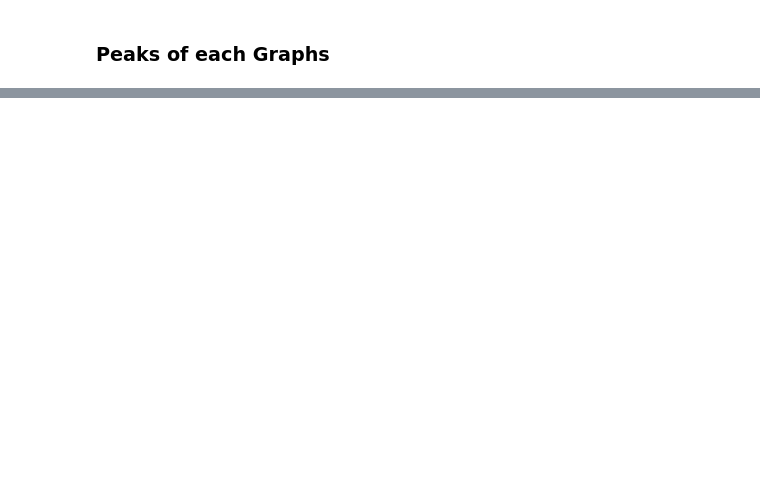
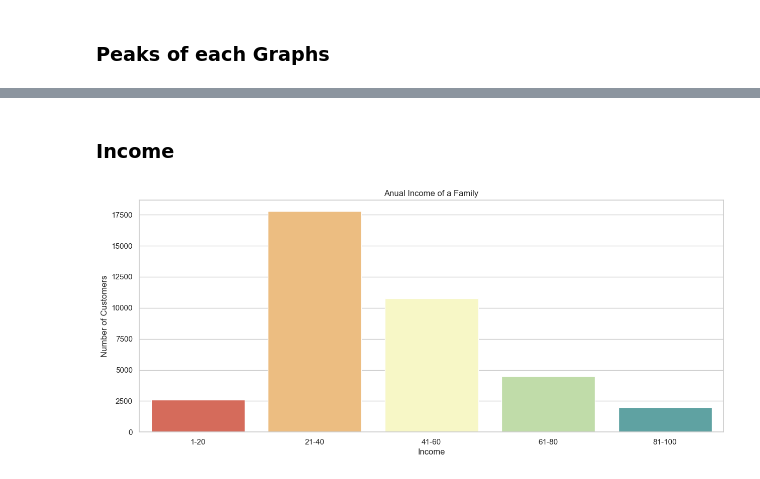
Before and after one commit to Lafri-13/dsgp-group23-business-data-harbour, a Jupyter notebook: CustomerSegmentation.ipynb, the cells around one changed output, grey strips where cells are left out. Drawn from its saved outputs; the diff is of its cells as text; code cells hidden in the pictures; blank space fills up the shorter version.

```diff
--- a/CustomerSegmentation.ipynb
+++ b/CustomerSegmentation.ipynb
@@ -85,0 +138,21 @@ plt.show()
+# %% [markdown]
+### Income
+# %%
+# Assigning the range group
+in_1_20 = df["Income(Family in k$)"][(df["Income(Family in k$)"] >= 1) & (df["Income(Family in k$)"] <= 20)]
+in_21_40 = df["Income(Family in k$)"][(df["Income(Family in k$)"] >= 21) & (df["Income(Family in k$)"] <= 40)]
+in_41_60 = df["Income(Family in k$)"][(df["Income(Family in k$)"] >= 41) & (df["Income(Family in k$)"] <= 60)]
+in_61_80 = df["Income(Family in k$)"][(df["Income(Family in k$)"] >= 61) & (df["Income(Family in k$)"] <= 80)]
+in_81_100 = df["Income(Family in k$)"][(df["Income(Family in k$)"] >= 81) & (df["Income(Family in k$)"] <= 100)]
+
+# bar graph for each group
+in_x = ['1-20','21-40', '41-60', '61-80', '81-100',]
+in_y = [len(in_1_20.values), len(in_21_40.values), len(in_41_60.values), len(in_61_80.values), len(in_81_100.values)]
+plt.figure(figsize=(15,6))
+sns.barplot(x=in_x, y=in_y, palette='Spectral')
+plt.title("Anual Income of a Family")
+plt.xlabel("Income")
+plt.ylabel("Number of Customers")
+plt.show()
+# %% [output]
+[figure, added]
```
Also changed, not shown: parts of 9 cells of this notebook.
